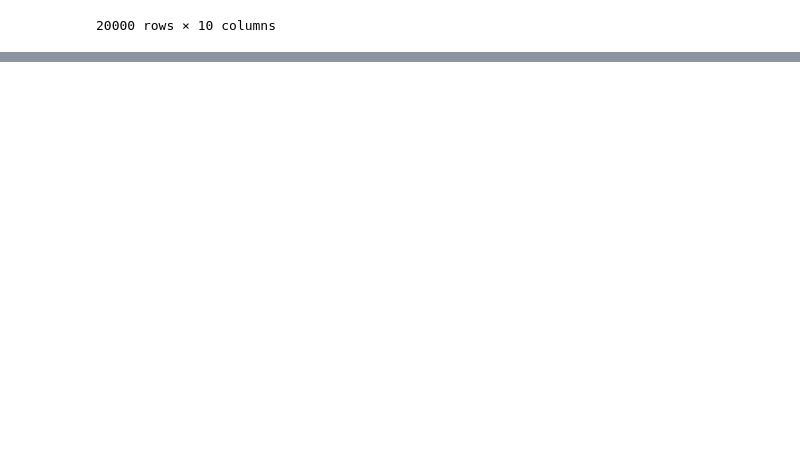
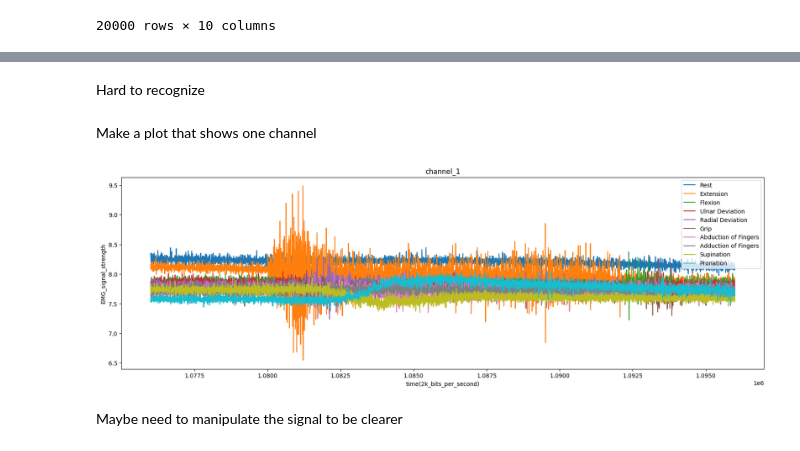
Before and after one commit to greedypelican/EMG_data_analysis, a Jupyter notebook: data_visualization.ipynb, the cells around one changed output, grey strips where cells are left out. Saved outputs shown, nothing was run; the diff lists cells and outputs as text; code cells hidden in the pictures; blank space fills up the shorter version.

```diff
--- a/data_visualization.ipynb
+++ b/data_visualization.ipynb
@@ -188,0 +208,18 @@ df_ch_2_gestures
+# %% [markdown]
+Hard to recognize
+# %% [markdown]
+Make a plot that shows one channel
+# %%
+plt.figure(figsize=(20,6))
+plt.plot(df_ch_1_gestures, label=df_ch_1_gestures.columns)
+
+plt.title('channel_1')
+plt.xlabel('time(2k_bits_per_second)')
+plt.ylabel('EMG_signal_strength')
+
+plt.legend()
+plt.show()
+# %% [output]
+[figure, added]
+# %% [markdown]
+Maybe need to manipulate the signal to be clearer
```
Also changed, not shown: parts of 3 cells of this notebook.
